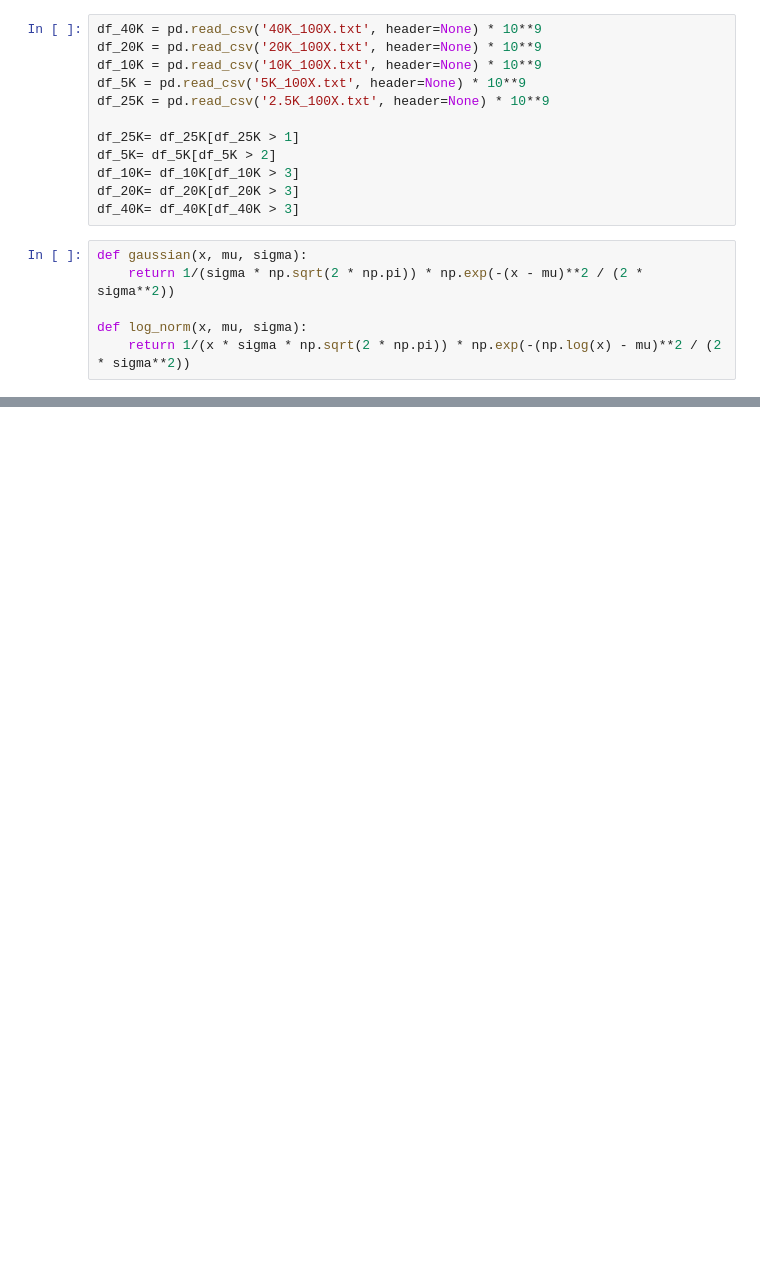
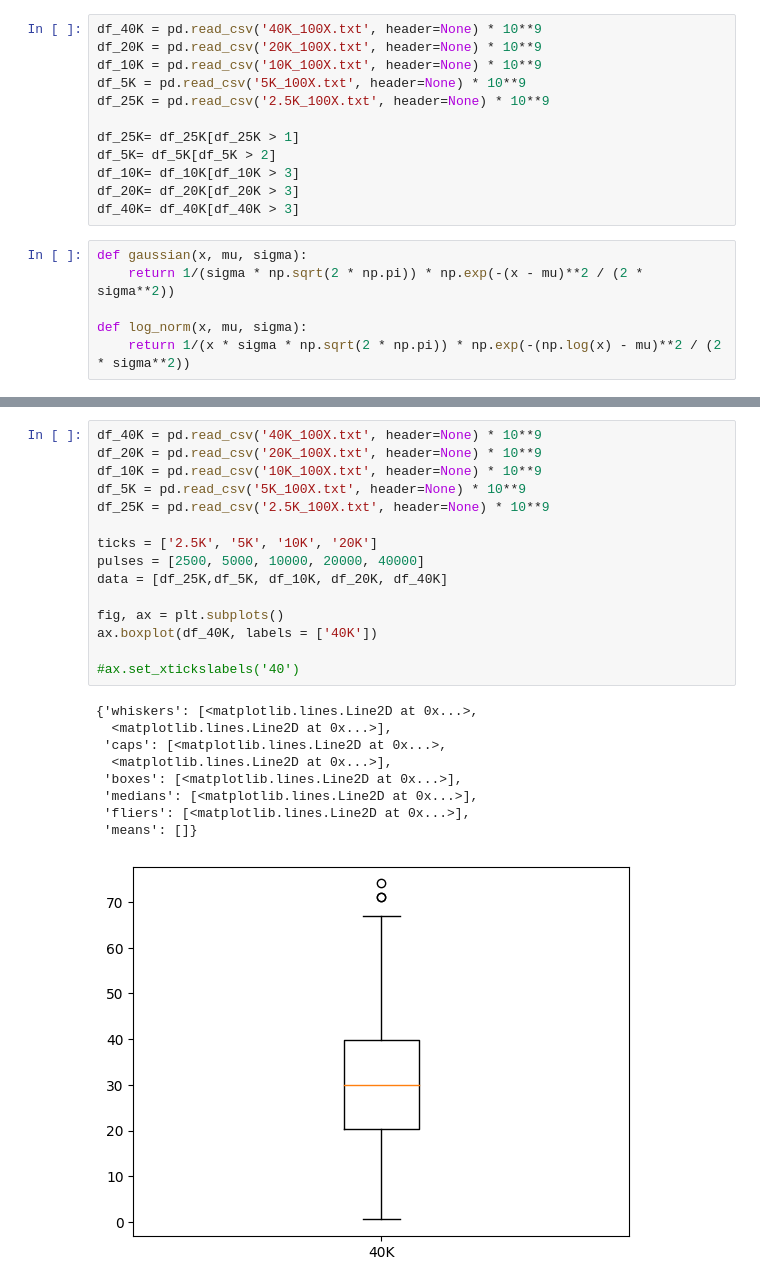
Before and after one commit to OneMoreGate/Ru_article, a Jupyter notebook: Cells_size/data_calc.ipynb, the cells around one changed output, grey strips where cells are left out. Cells and saved outputs as stored; diff of their text form; blank space fills up the shorter version.

```diff
--- a/Cells_size/data_calc.ipynb
+++ b/Cells_size/data_calc.ipynb
@@ -72 +74,26 @@ plt.savefig('size_distr.png', bbox_inches = 'tight', dpi = 300)
 [figure]
+# %%
+df_40K = pd.read_csv('40K_100X.txt', header=None) * 10**9
+df_20K = pd.read_csv('20K_100X.txt', header=None) * 10**9
+df_10K = pd.read_csv('10K_100X.txt', header=None) * 10**9
+df_5K = pd.read_csv('5K_100X.txt', header=None) * 10**9
+df_25K = pd.read_csv('2.5K_100X.txt', header=None) * 10**9
+
+ticks = ['2.5K', '5K', '10K', '20K']
+pulses = [2500, 5000, 10000, 20000, 40000]
+data = [df_25K,df_5K, df_10K, df_20K, df_40K]
+
+fig, ax = plt.subplots()
+ax.boxplot(df_40K, labels = ['40K'])
+
+#ax.set_xtickslabels('40')
+# %% [output]
+{'whiskers': [<matplotlib.lines.Line2D at 0x...>,
+  <matplotlib.lines.Line2D at 0x...>],
+ 'caps': [<matplotlib.lines.Line2D at 0x...>,
+  <matplotlib.lines.Line2D at 0x...>],
+ 'boxes': [<matplotlib.lines.Line2D at 0x...>],
+ 'medians': [<matplotlib.lines.Line2D at 0x...>],
+ 'fliers': [<matplotlib.lines.Line2D at 0x...>],
+ 'means': []}
+[figure, added]
```
Also changed, not shown: parts of 2 cells of this notebook.
